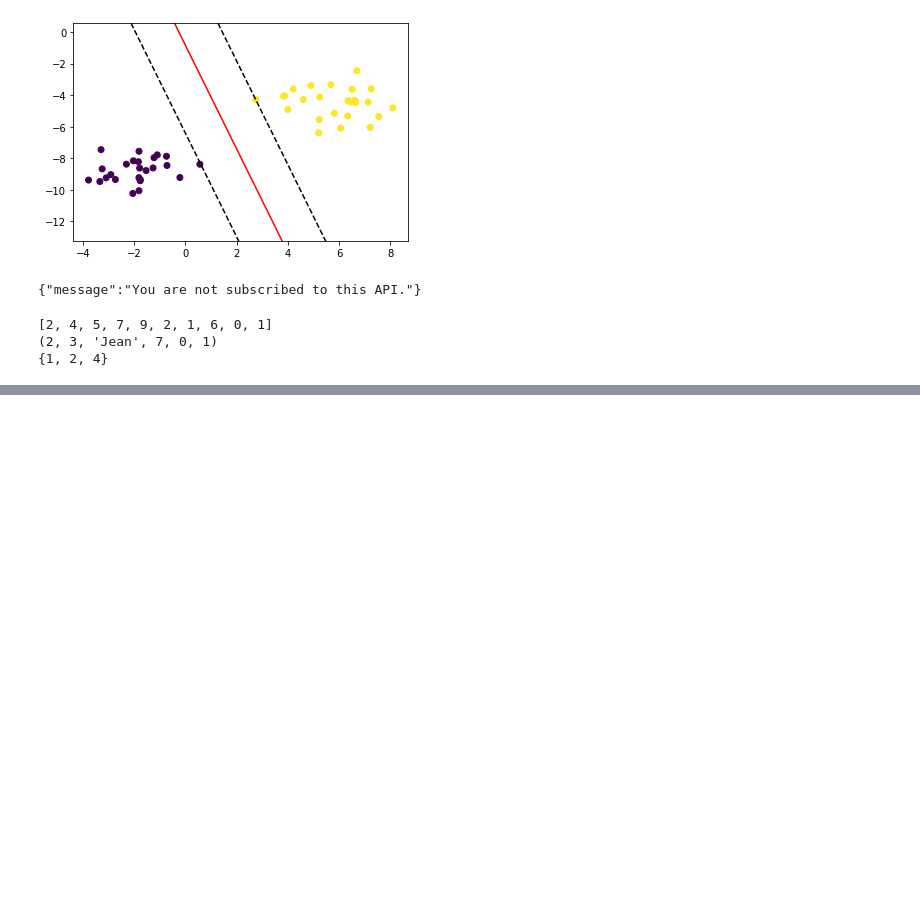
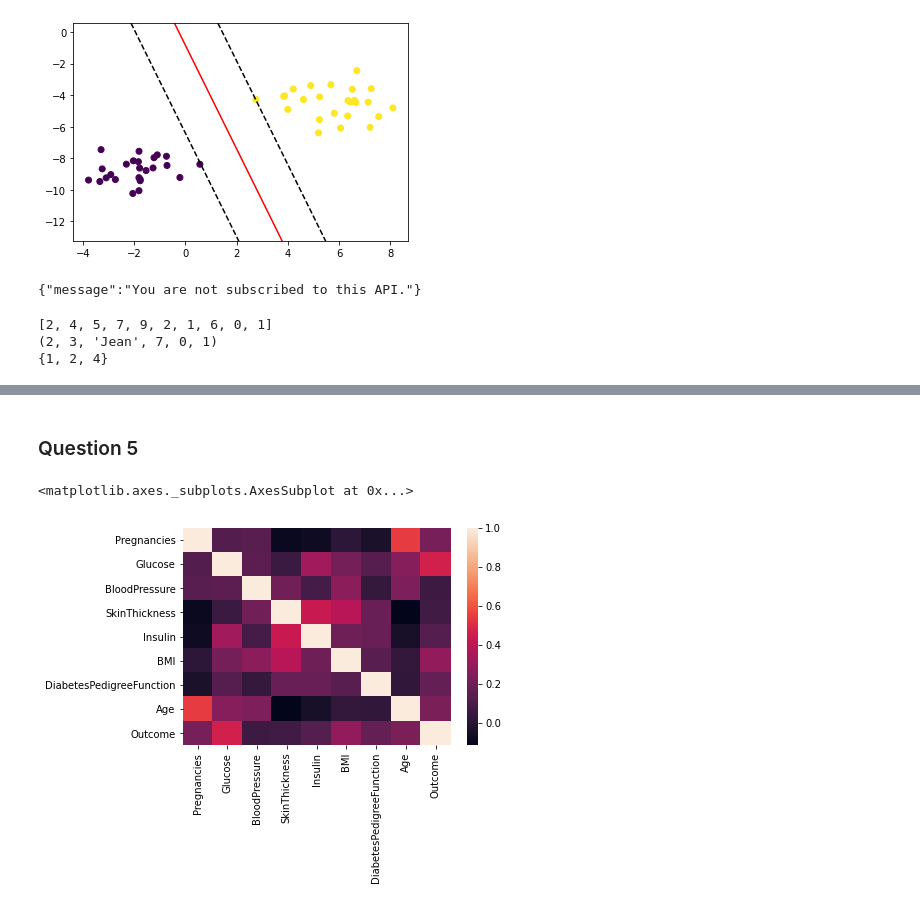
Before and after one commit to jmkd0/Programming, a Jupyter notebook: Python/Untitled.ipynb, the cells around one changed output, grey strips where cells are left out. Drawn from its saved outputs; the diff is of its cells as text; code cells hidden in the pictures; blank space fills up the shorter version.

```diff
--- a/Python/Untitled.ipynb
+++ b/Python/Untitled.ipynb
@@ -105,0 +124,3 @@ lis1[1:5:2]
+# %%
+data = pd.read_csv("/home/komlan/Downloads/diabetes.csv")
+data
@@ -105,0 +184,3 @@ lis1[1:5:2]
+# %%
+corr = data.corr()
+corr
@@ -105,0 +198,7 @@ lis1[1:5:2]
+# %% [markdown]
+### Question 5
+# %%
+seaborn.heatmap(corr)
+# %% [output]
+<matplotlib.axes._subplots.AxesSubplot at 0x...>
+[figure, added]
```
Also changed, not shown: parts of 27 cells of this notebook, 2 other files.
